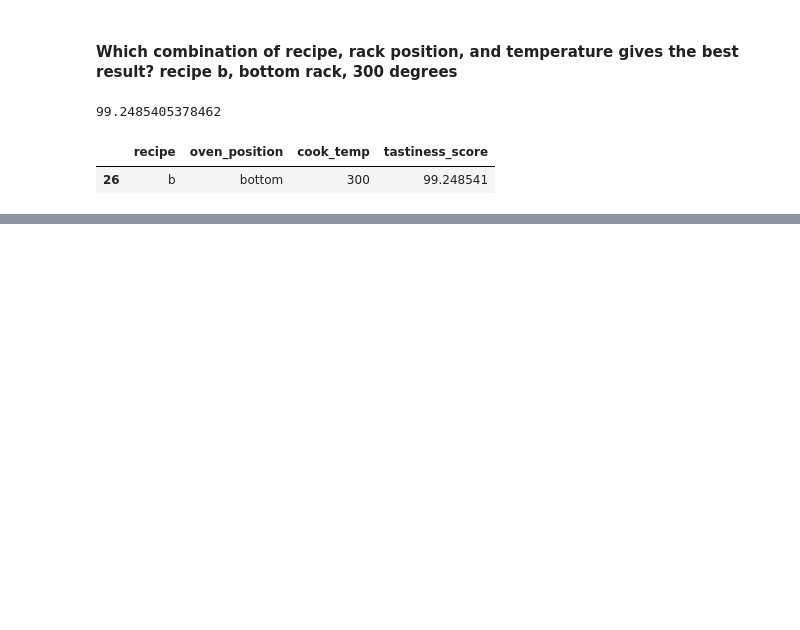
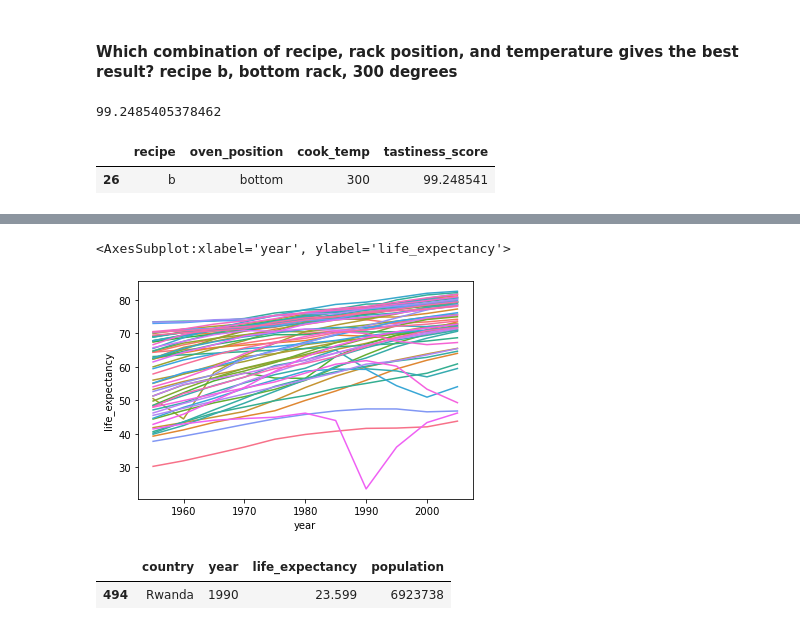
Before and after one commit to HeatherOrtegaMcMillan/classification-exercises, a Jupyter notebook: tidy_data.ipynb, the cells around one changed output, grey strips where cells are left out. Drawn from its saved outputs; the diff is of its cells as text; code cells hidden in the pictures; blank space fills up the shorter version.

```diff
--- a/tidy_data.ipynb
+++ b/tidy_data.ipynb
@@ -239,0 +299,4 @@ dfcake_tidy.sort_values(by = 'tastiness_score', ascending = False).head(1)
+# %%
+# clean up year column with year and turn to int
+df_life.year = df_life.year.str.replace('life_expect_', '').astype('int')
+df_life
@@ -239,0 +317,4 @@ dfcake_tidy.sort_values(by = 'tastiness_score', ascending = False).head(1)
+# %%
+# make population df
+df_pop = pd.melt(dfg, id_vars='country', value_vars=pop, var_name='year', value_name='population')
+df_pop
@@ -239,0 +335,3 @@ dfcake_tidy.sort_values(by = 'tastiness_score', ascending = False).head(1)
+# %%
+# clean up year column
+df_pop.year = df_pop.year.str.replace('pop_', '').astype('int')
@@ -239,0 +352,5 @@ dfcake_tidy.sort_values(by = 'tastiness_score', ascending = False).head(1)
+# %%
+# join dataframes.
+
+dfgm = df_life.merge(df_pop, how='inner', on=['country', 'year'])
+dfgm
@@ -239,0 +371,7 @@ dfcake_tidy.sort_values(by = 'tastiness_score', ascending = False).head(1)
+# %%
+x = dfgm.year
+y = dfgm.life_expectancy
+sns.lineplot(data=dfgm, x = x, y = y, hue = dfgm.country, legend = False )
+# %% [output]
+<AxesSubplot:xlabel='year', ylabel='life_expectancy'>
+[figure, added]
@@ -239,0 +380,8 @@ dfcake_tidy.sort_values(by = 'tastiness_score', ascending = False).head(1)
+# %%
+# ahhhhh Rwanda. That must be when the genocide was
+# yep. 1994. right in our 1990-1995 window
+
+dfgm[dfgm.life_expectancy == dfgm.life_expectancy.min()]
+# %% [output]
+|  | country | year | life_expectancy | population |
+| 494 | Rwanda | 1990 | 23.599 | 6923738 |
```
Also changed, not shown: parts of 15 cells of this notebook.
